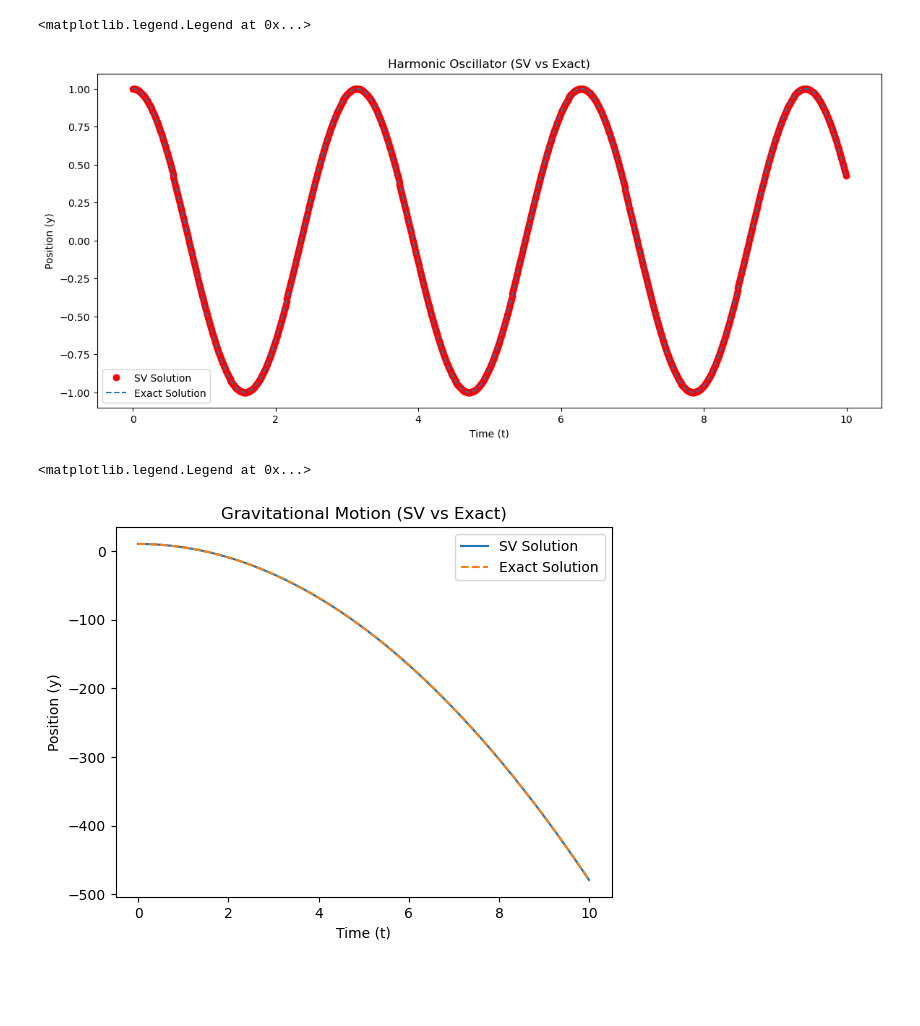
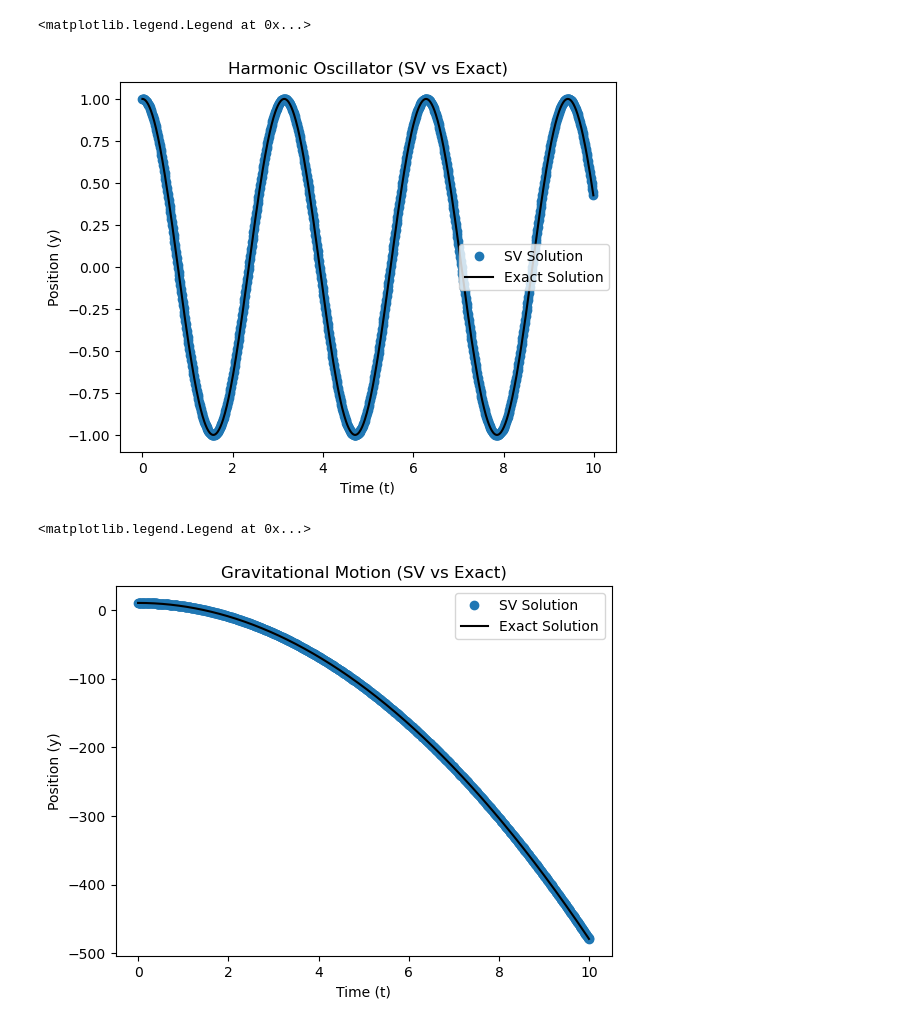
Before and after one commit to SoumyajeetMazumdar/CQMPP, a Jupyter notebook: #4/Stomer_Verlet.ipynb, the cells around one changed output. Drawn from its saved outputs; the diff is of its cells as text; code cells hidden in the pictures; blank space fills up the shorter version.

```diff
--- a/#4/Stomer_Verlet.ipynb
+++ b/#4/Stomer_Verlet.ipynb
@@ -48,41 +48,40 @@ f_ho = lambda y, t: -omega**2 * y
 y0_ho, v0_ho = 1.0, 0.0
 
 # 2. Gravitational motion: y'' = -g (f = -g)
 g = 9.8
 f_grav = lambda y, t: -g
 y0_grav, v0_grav = 10.0, 0.0
 
 # Time parameters
 dt = 0.01
 t = np.arange(0, 10, dt)
 
 # Solve the problems using SV method
 y_ho, v_ho = stormer_verlet(f_ho, y0_ho, v0_ho, t, dt)
 y_grav, v_grav = stormer_verlet(f_grav, y0_grav, v0_grav, t, dt)
 
 # Analytical solutions for comparison
 y_ho_exact = y0_ho * np.cos(omega * t)
 y_grav_exact = y0_grav + v0_grav * t - 0.5 * g * t**2
 
 # Plot results
-plt.figure(figsize=(14, 6))
 
 # Harmonic Oscillator
 # plt.subplot(1, 2, 1)
-plt.plot(t, y_ho, "or", label='SV Solution')
+plt.plot(t, y_ho, "o", label='SV Solution')
 plt.plot(t, y_ho_exact, "k", label='Exact Solution' )
 plt.title('Harmonic Oscillator (SV vs Exact)')
 plt.xlabel('Time (t)')
 plt.ylabel('Position (y)')
 plt.legend()
 # %% [output]
 <matplotlib.legend.Legend at 0x...>
-[figure, old version]
+[figure, new version]
 # %%
 # Gravitational motion
 # plt.subplot(1, 2, 2)
-plt.plot(t, y_grav, label='SV Solution')
-plt.plot(t, y_grav_exact, label='Exact Solution', linestyle='dashed')
+plt.plot(t, y_grav, "o", label='SV Solution')
+plt.plot(t, y_grav_exact, "k" ,label='Exact Solution')
 plt.title('Gravitational Motion (SV vs Exact)')
 plt.xlabel('Time (t)')
 plt.ylabel('Position (y)')
@@ -92,4 +91,4 @@ plt.legend()
 # plt.show()
 # %% [output]
 <matplotlib.legend.Legend at 0x...>
-[figure, old version]
+[figure, new version]
```
